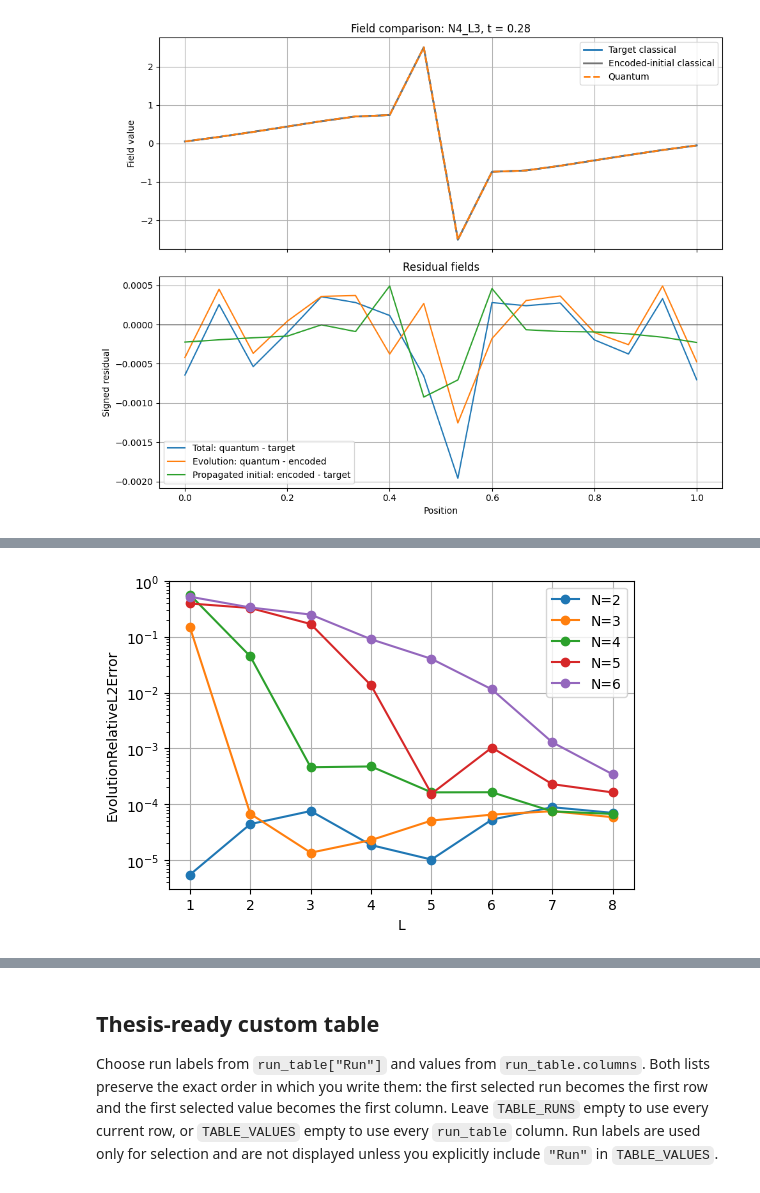
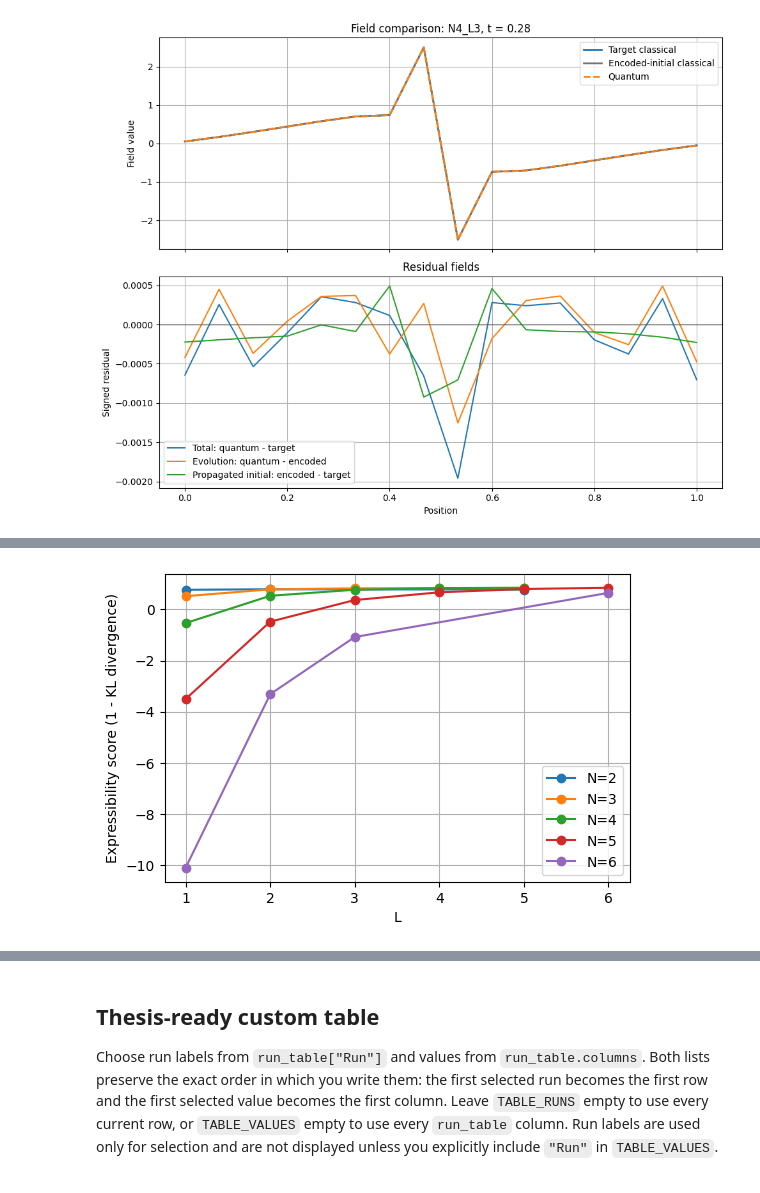
Before and after one commit to Joel-Kunk/VQCFD_quimb, a Jupyter notebook: analysis_results.ipynb, the cells around one changed output, grey strips where cells are left out. Drawn from its saved outputs; the diff is of its cells as text; code cells hidden in the pictures.

```diff
--- a/analysis_results.ipynb
+++ b/analysis_results.ipynb
@@ -620,41 +673,41 @@ The variance columns from gradient runs are `NaN` when no gradient run matches a
 # X accepts one column; Y accepts one column or a list of columns.
 # GROUP_BY accepts one column, a list of columns, or None.
 X = "L"
-Y = "EvolutionRelativeL2Error"  # e.g. "MeanOptimizationSteps" or a list of columns
+Y = "Expressibility"  # e.g. "MeanOptimizationSteps" or a list of columns
 GROUP_BY = ["N",]
 FILTERS = {
     # "N": 4,
-    "Circuit": ["default"],
+    "Circuit": ["paper_viscid"],
     #"NumberOfParameters": [32],
     "InitialState" : "sine",
 }
 PLOT_KIND = "line"       # "line" or "scatter"
-LOG_Y = True
+LOG_Y = False
 X_LABEL = None             # e.g. "Number of parameters"; None uses X
-Y_LABEL = None             # e.g. "Expressibility score (1 - KL)"; None uses Y
+Y_LABEL = None             # e.g. "Expressibility (KL divergence)"; None uses Y
 SERIES_LABELS = None       # e.g. ["Default", "GHZ", "Local", "Tree", "UNI2"]
 X_LIMITS = None            # e.g. (0, 50); use None for automatic limits
 Y_LIMITS = None            # e.g. (0, 0.4); use None for automatic limits
 PLOT_SIZE = (6, 4)          # width, height in inches
 
 filtered_table, ax, fig = an.plot_run_table(
     run_table,
     x=X,
     y=Y,
     filters=FILTERS,
     group_by=GROUP_BY,
     kind=PLOT_KIND,
     log_y=LOG_Y,
     x_label=X_LABEL,
     y_label=Y_LABEL,
     series_labels=SERIES_LABELS,
     x_limits=X_LIMITS,
     y_limits=Y_LIMITS,
     figsize=PLOT_SIZE,
 )
 # filtered_table
 # %% [output]
-[figure, old version]
+[figure, new version]
 # %%
 # X accepts one column; Y accepts one column or a list of columns.
 # GROUP_BY accepts one column, a list of columns, or None.
```
Also changed, not shown: parts of 13 cells of this notebook, 3 other files.
